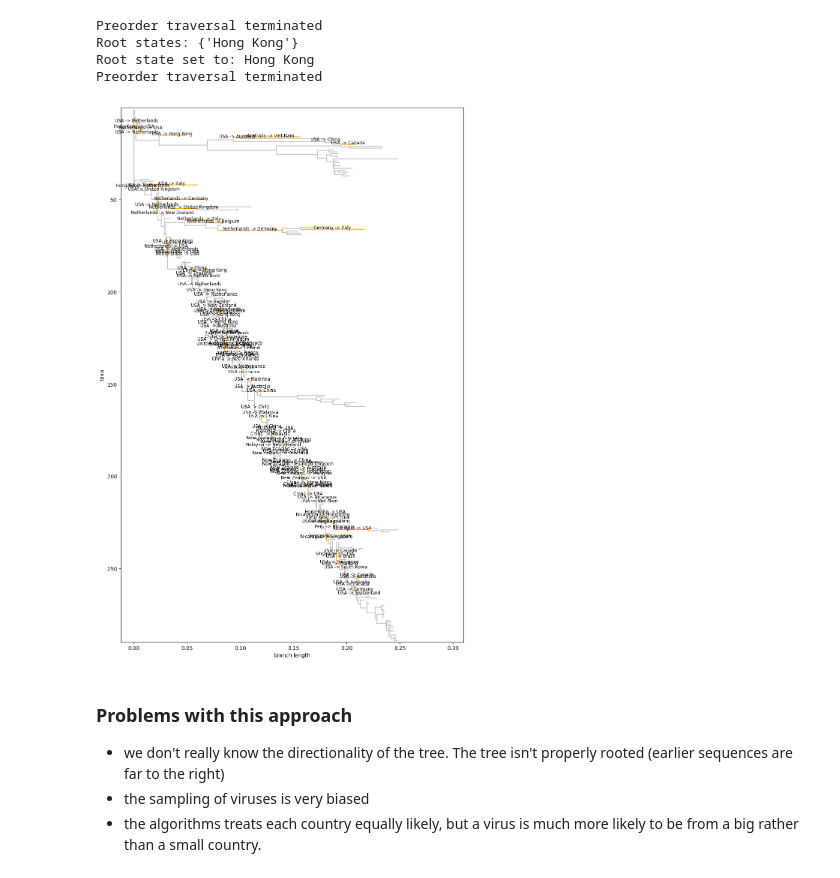
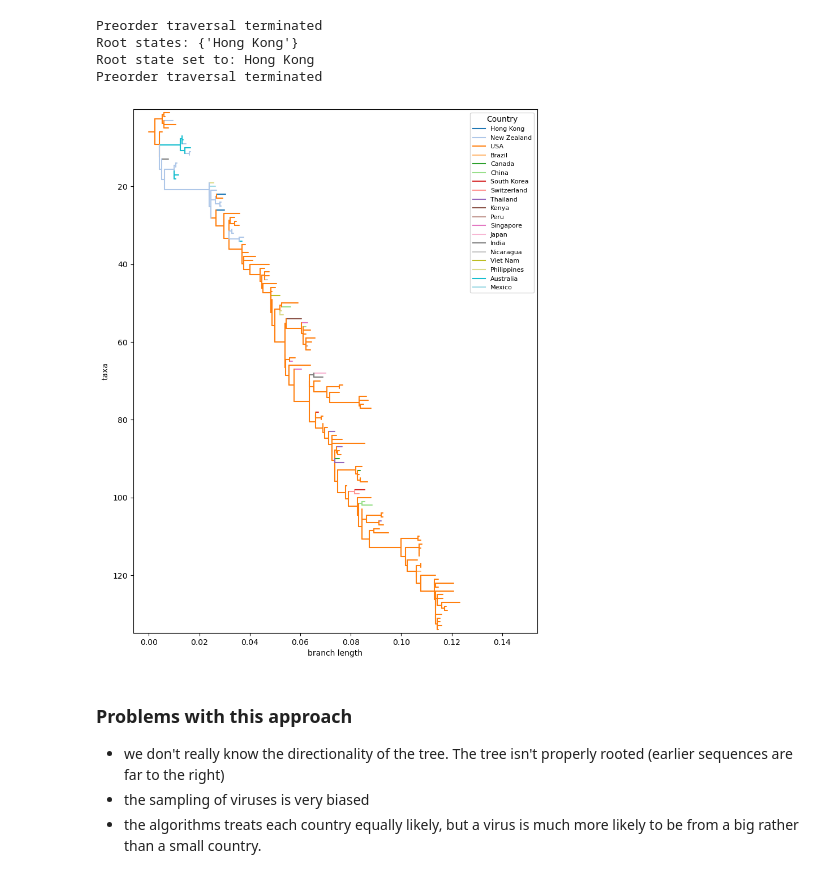
Before and after one commit to mmolari/2025_cb2_lecture, a Jupyter notebook: n02_tree.ipynb, the cells around one changed output. Drawn from its saved outputs; the diff is of its cells as text; code cells hidden in the pictures.

```diff
--- a/n02_tree.ipynb
+++ b/n02_tree.ipynb
@@ -304,23 +300,35 @@ Root states: {'Hong Kong'}
 Root state set to: Hong Kong
 Preorder traversal terminated
 # %%
-# color tree by transition state
-tree_cpy = deepcopy(tree)
-# set the color of the nodes based on the transition state
-tree_cpy.root.color = "silver"
-for node in tree_cpy.get_nonterminals():
-    for child in node.clades:
-        if child.transition:
-            child.color = "orange"
-        else:
-            child.color = "silver"
 
-fig, ax = plt.subplots(figsize=(10, 15))
-Phylo.draw(tree_cpy, branch_labels=lambda n:n.transition, label_func=lambda n:'', axes=ax, do_show=False)
+# restrict to recent part of the tree
+recent = metadata["date"] > pd.Timestamp("2000-01-01")
+recent_idxs = metadata[recent].index
+recent_tree = tree.common_ancestor(recent_idxs)
+
+# colormap for contries
+recent_countries = metadata.loc[recent_idxs]["country"].unique()
+cmap = plt.get_cmap("tab20", len(recent_countries))
+country_colors = {country: mpl.colors.to_hex(cmap(i)) for i, country in enumerate(recent_countries)}
+
+
+# set the color of the nodes based on the country
+for node in recent_tree.find_clades(order="postorder"):
+    if node.state in country_colors:
+        node.color = country_colors[node.state]
+    else:
+        node.color = "gray"
+
+fig, ax = plt.subplots(figsize=(8, 10))
+# Phylo.draw(recent_tree, branch_labels=lambda n:n.transition, label_func=lambda n:'', axes=ax, do_show=False)
+Phylo.draw(recent_tree, label_func=lambda n:'', axes=ax, do_show=False)
+for country, color in country_colors.items():
+    ax.plot([], [], color=color, label=country)
+ax.legend(title="Country", loc="upper right", fontsize=8)
 plt.tight_layout()
 plt.show()
 # %% [output]
-[figure, old version]
+[figure, new version]
 # %% [markdown]
 ### Problems with this approach
 
```
Also changed, not shown: parts of 26 cells of this notebook, 7 other files.
